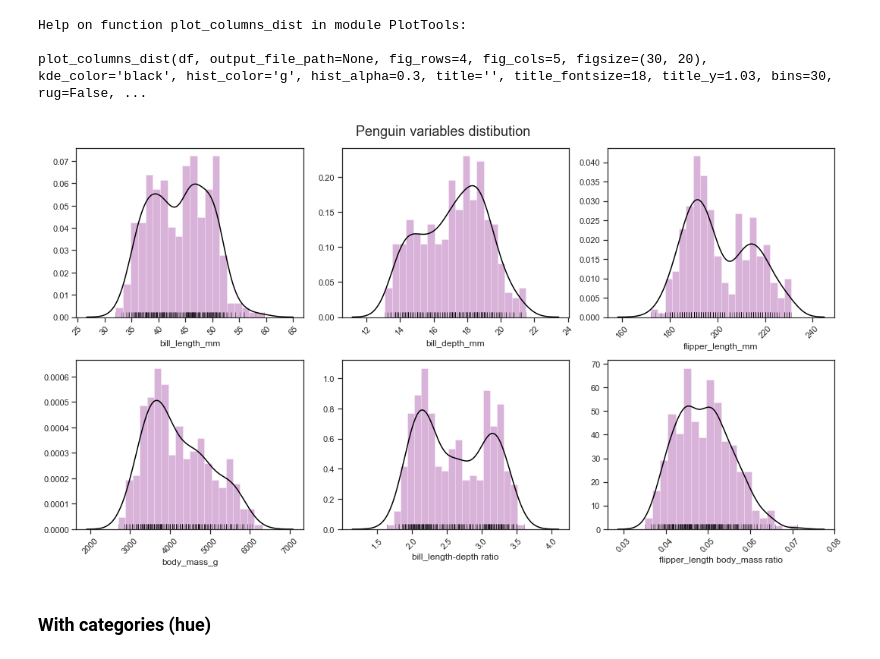
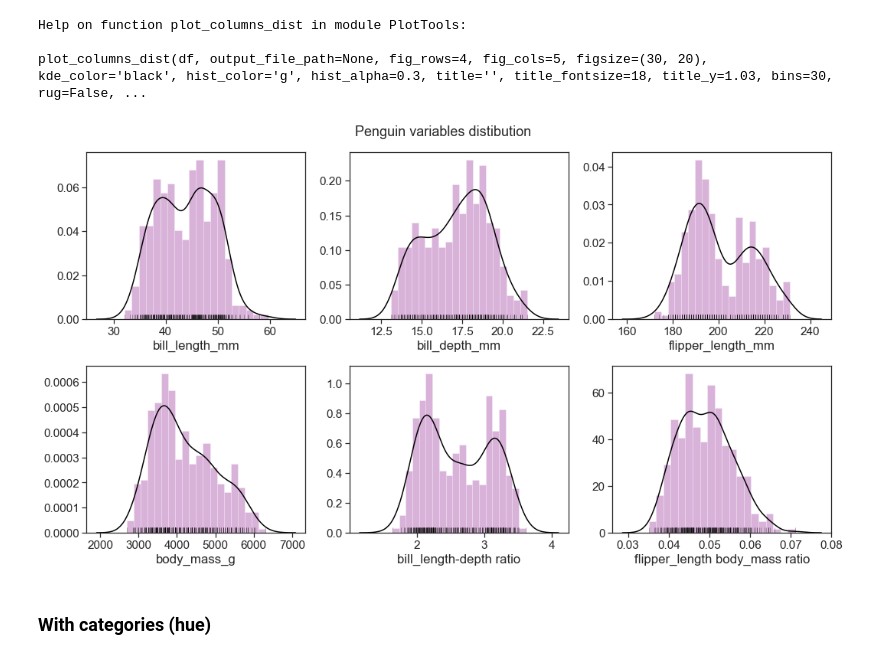
Before and after one commit to liel-cohen/LielTools, a Jupyter notebook: plots_examp.ipynb, the cells around one changed output. Drawn from its saved outputs; the diff is of its cells as text; code cells hidden in the pictures.

```diff
--- a/plots_examp.ipynb
+++ b/plots_examp.ipynb
@@ -94,14 +94,15 @@ Help on function plot_columns_dist in module PlotTools:
 
 plot_columns_dist(df, output_file_path=None, fig_rows=4, fig_cols=5, figsize=(30, 20), kde_color='black', hist_color='g', hist_alpha=0.3, title='', title_fontsize=18, title_y=1.03, bins=30, rug=False, ...
 # %%
-PlotTools.plot_columns_dist(peng_df[['bill_length_mm', 'bill_depth_mm', 'flipper_length_mm', 'body_mass_g', 'bill_length-depth ratio', 'flipper_length body_mass ratio']],
+PlotTools.plot_columns_dist(peng_df[['bill_length_mm', 'bill_depth_mm', 'flipper_length_mm', 'body_mass_g',
+                                     'bill_length-depth ratio', 'flipper_length body_mass ratio']],
                             output_file_path=None, fig_rows=2, fig_cols=3, figsize=(15, 8), bins=20,
                             kde_color='black', hist_color='purple', hist_alpha=0.3,
                             title='Penguin variables distibution', title_fontsize=18, title_y=1.03,
                             rug=True, rug_color='black', rug_alpha=0.3,
-                            rug_linewidth=1, rug_height=0.03)
+                            rug_linewidth=1, rug_height=0.03, font_scale=1.4)
 # %% [output]
-[figure, old version]
+[figure, new version]
 # %% [markdown]
 ### With categories (hue)
 # %%
```
Also changed, not shown: parts of 4 cells of this notebook, 1 other file.
